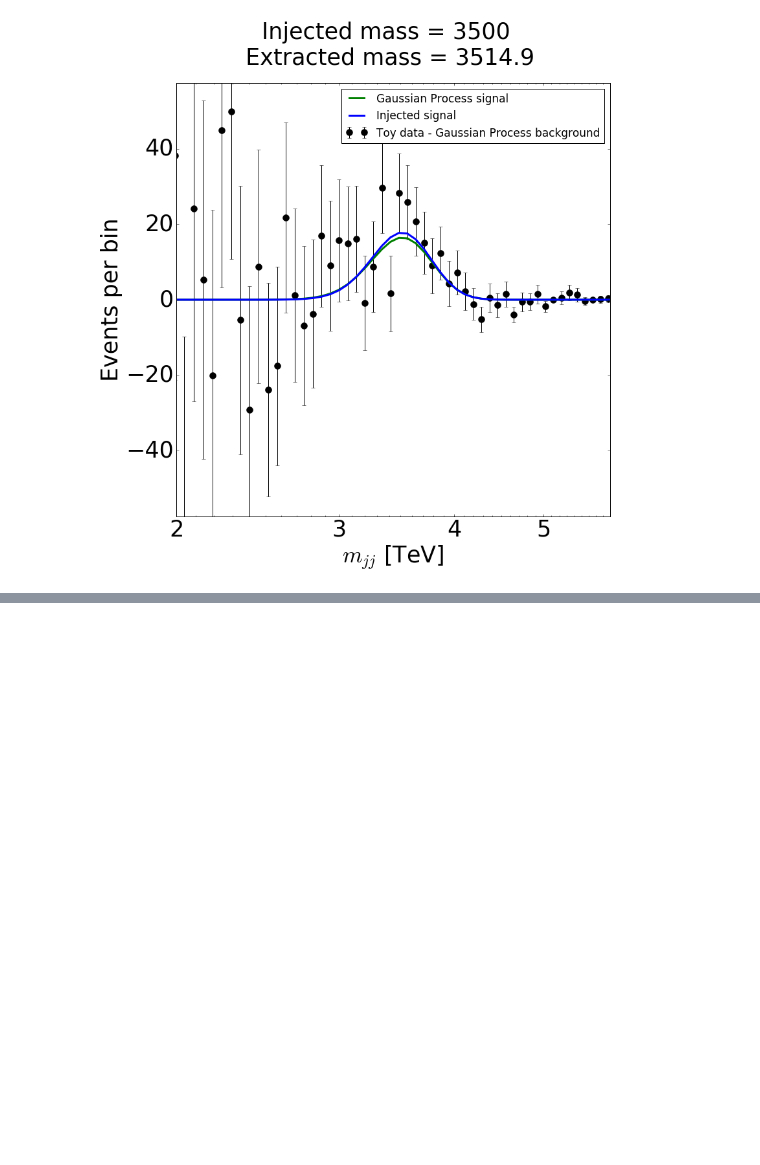
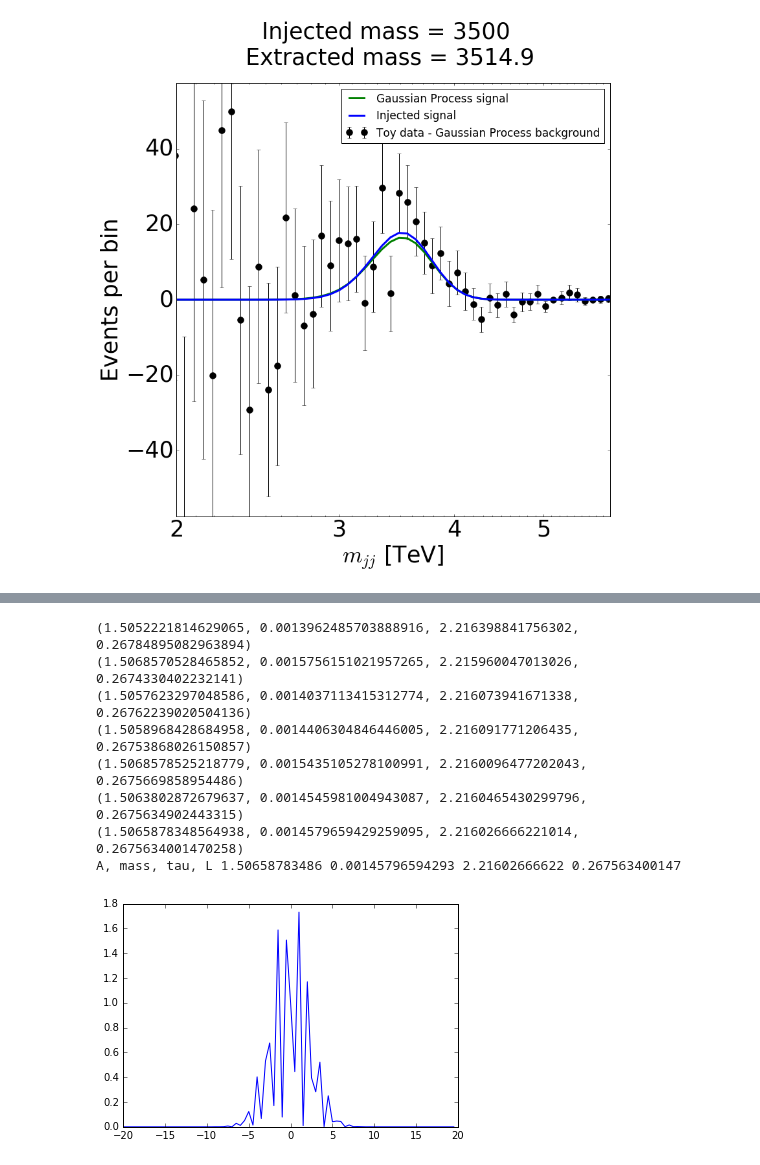
Before and after one commit to mfrate28/GP_Paper, a Jupyter notebook: GP-Signal_otherSignalShapes.ipynb, the cells around one changed output, grey strips where cells are left out. Drawn from its saved outputs; the diff is of its cells as text; code cells hidden in the pictures; blank space fills up the shorter version.

```diff
--- a/GP-Signal_otherSignalShapes.ipynb
+++ b/GP-Signal_otherSignalShapes.ipynb
@@ -2133,0 +2150,35 @@ A, mass, tau, L 9.99984773312 -0.0645838876146 1.067568227 0.169708247659
+# %%
+
+xtoy = np.arange(-20, 20, 0.5)
+xtoy2 = np.arange(-20, 20, 0.01)
+
+#signal = np.exp(-(xtoy)**2./2.) * np.sin(0.1*xtoy)
+signal = np.exp(-(xtoy)**2./10.)*(1+np.sin(20.*xtoy))
+
+plt.plot(xtoy, signal)
+
+
+lnProb = logLike_gp_test(xtoy, signal, 0.05*np.ones(len(xtoy)), 0.003)
+bestval, best_fit_new = fit_gp_test(lnProb, False)
+if np.isinf(bestval):
+    print "failed"
+
+
+A, mass, tau, L = best_fit_new
+
+print "A, mass, tau, L", A, mass, tau, L
+kernel = A * SignalKernel(m = mass, t = tau, L=L)
+
+gp = george.GP(kernel)
+gp.compute(xtoy, 0.05)#, np.sqrt(abs(signal)))
+meanGP, covGP = gp.predict( signal, xtoy2)
+# %% [output]
+(1.5052221814629065, 0.0013962485703888916, 2.216398841756302, 0.26784895082963894)
+(1.5068570528465852, 0.0015756151021957265, 2.215960047013026, 0.2674330402232141)
+(1.5057623297048586, 0.0014037113415312774, 2.216073941671338, 0.26762239020504136)
+(1.5058968428684958, 0.0014406304846446005, 2.216091771206435, 0.26753868026150857)
+(1.5068578525218779, 0.0015435105278100991, 2.2160096477202043, 0.2675669858954486)
+(1.5063802872679637, 0.0014545981004943087, 2.2160465430299796, 0.2675634902443315)
+(1.5065878348564938, 0.0014579659429259095, 2.216026666221014, 0.2675634001470258)
+A, mass, tau, L 1.50658783486 0.00145796594293 2.21602666622 0.267563400147
+[figure, added]
```
Also changed, not shown: parts of 12 cells of this notebook.
